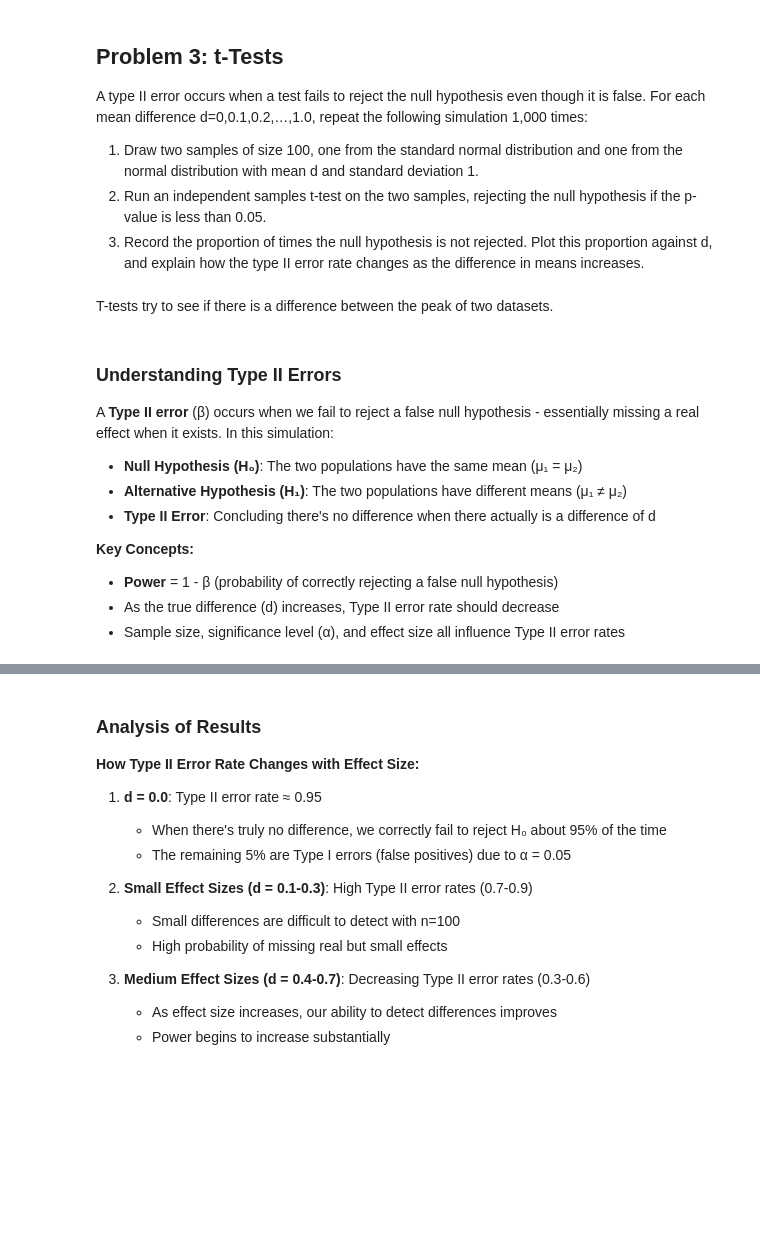
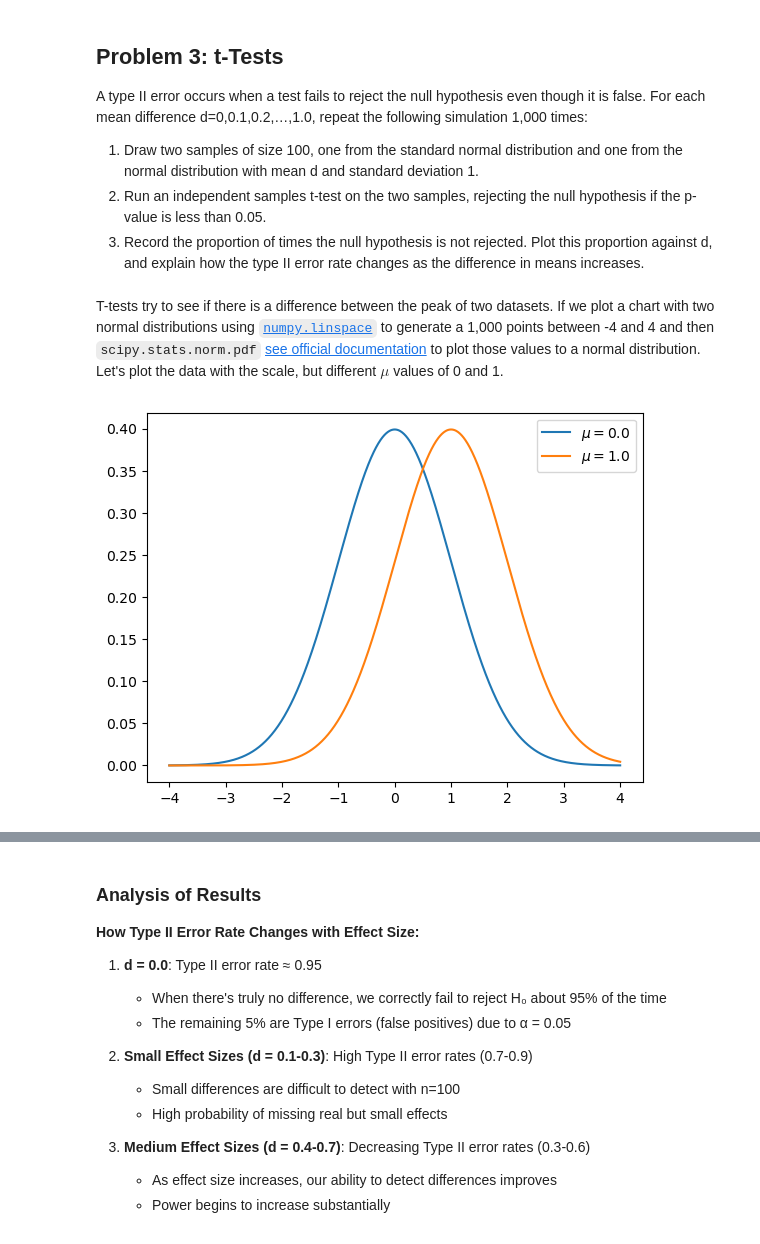
Before and after one commit to kknb1982/applied_statistics, a Jupyter notebook: problems.ipynb, the cells around one changed output, grey strips where cells are left out. Saved outputs shown, nothing was run; the diff lists cells and outputs as text; code cells hidden in the pictures; blank space fills up the shorter version.

Commit message:
Completed simulations for t tests

```diff
--- a/problems.ipynb
+++ b/problems.ipynb
@@ -986,15 +973,0 @@ import seaborn as sns
-# %% [markdown]
-T-tests try to see if there is a difference between the peak of two datasets.
-# %% [markdown]
-### Understanding Type II Errors
-
-A **Type II error** (β) occurs when we fail to reject a false null hypothesis - essentially missing a real effect when it exists. In this simulation:
-
-- **Null Hypothesis (H₀)**: The two populations have the same mean (μ₁ = μ₂)
-- **Alternative Hypothesis (H₁)**: The two populations have different means (μ₁ ≠ μ₂)
-- **Type II Error**: Concluding there's no difference when there actually is a difference of d
-
-**Key Concepts:**
-- **Power** = 1 - β (probability of correctly rejecting a false null hypothesis)
-- As the true difference (d) increases, Type II error rate should decrease
-- Sample size, significance level (α), and effect size all influence Type II error rates
@@ -1000,0 +986,18 @@ A **Type II error** (β) occurs when we fail to reject a false null hypothesis -
+# %% [markdown]
+T-tests try to see if there is a difference between the peak of two datasets. If we plot a chart with two normal distributions using [`numpy.linspace`](https://www.geeksforgeeks.org/python/numpy-linspace/) to generate a 1,000 points between -4 and 4 and then `scipy.stats.norm.pdf` [see official documentation](https://docs.scipy.org/doc/scipy/reference/generated/scipy.stats.norm.html) to plot those values to a normal distribution. Let's plot the data with the scale, but different $\mu$ values of 0 and 1.
+# %%
+# New axes.
+fig, ax = plt.subplots()
+
+# X values.
+# https://www.geeksforgeeks.org/python/numpy-linspace/
+x = np.linspace(-4.0, 4.0, 1000)
+
+# Two normal distributions.
+# https://docs.scipy.org/doc/scipy/reference/generated/scipy.stats.norm.html
+ax.plot(x, stats.norm.pdf(x, 0.0, 1.0), label=r'$\mu = 0.0$')
+ax.plot(x, stats.norm.pdf(x, 1.0, 1.0), label=r'$\mu = 1.0$')
+
+ax.legend();
+# %% [output]
+[figure, added]
```
Also changed, not shown: parts of 54 cells of this notebook.
